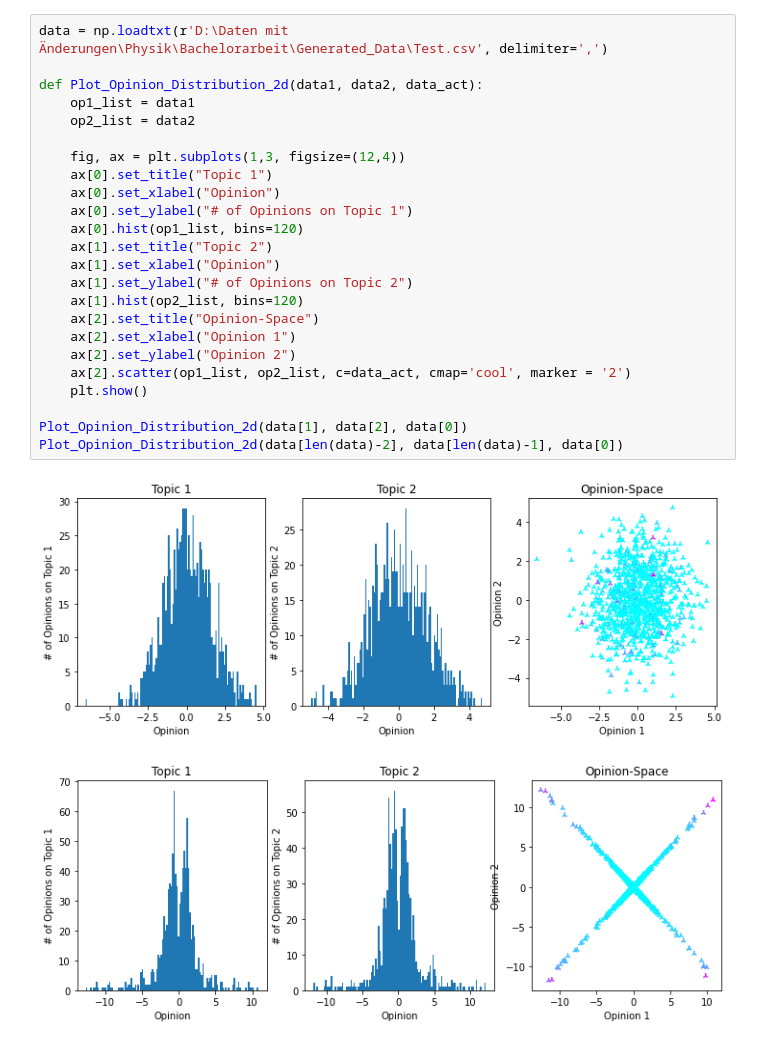
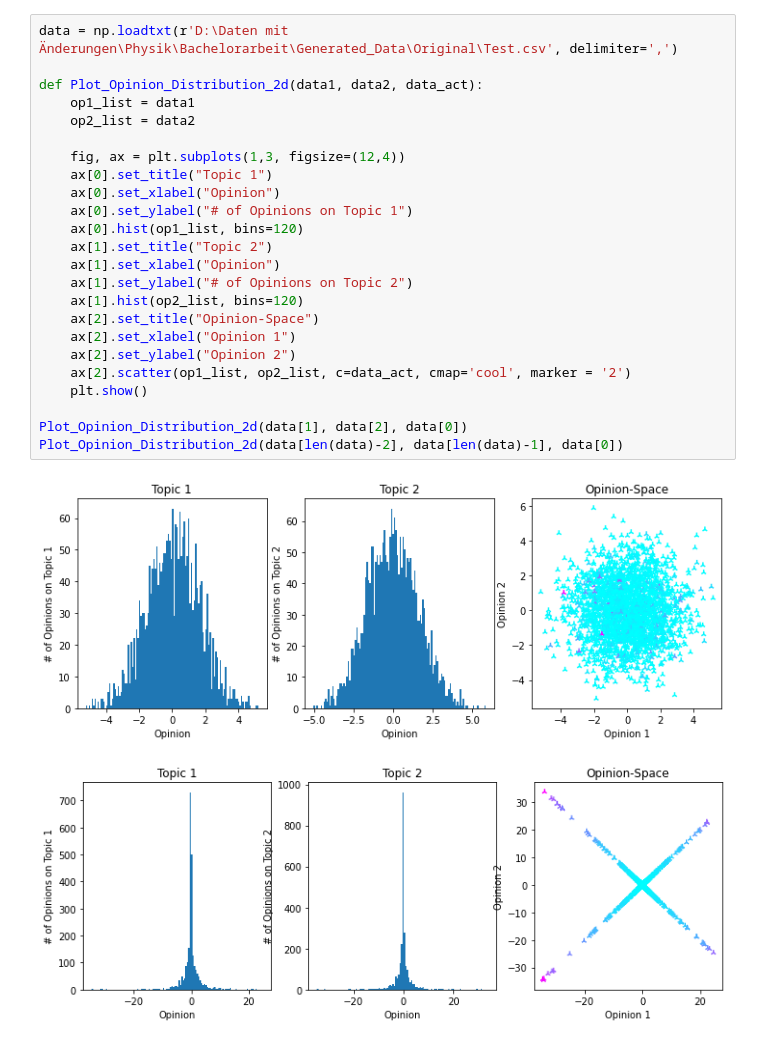
Before and after one commit to RobinDanek/Bachelorproject, a Jupyter notebook: Baumann_Model.ipynb, the cells around one changed output. Drawn from its saved outputs; the diff is of its cells as text.

Commit message:
Implementation of the original model

```diff
--- a/Baumann_Model.ipynb
+++ b/Baumann_Model.ipynb
@@ -228,27 +343,27 @@ Iteration:  999
 # %%
-data = np.loadtxt(r'D:\Daten mit Änderungen\Physik\Bachelorarbeit\Generated_Data\Test.csv', delimiter=',')
+data = np.loadtxt(r'D:\Daten mit Änderungen\Physik\Bachelorarbeit\Generated_Data\Original\Test.csv', delimiter=',')
 
 def Plot_Opinion_Distribution_2d(data1, data2, data_act):
     op1_list = data1
     op2_list = data2
 
     fig, ax = plt.subplots(1,3, figsize=(12,4))
     ax[0].set_title("Topic 1")
     ax[0].set_xlabel("Opinion")
     ax[0].set_ylabel("# of Opinions on Topic 1")
     ax[0].hist(op1_list, bins=120)
     ax[1].set_title("Topic 2")
     ax[1].set_xlabel("Opinion")
     ax[1].set_ylabel("# of Opinions on Topic 2")
     ax[1].hist(op2_list, bins=120)
     ax[2].set_title("Opinion-Space")
     ax[2].set_xlabel("Opinion 1")
     ax[2].set_ylabel("Opinion 2")
     ax[2].scatter(op1_list, op2_list, c=data_act, cmap='cool', marker = '2')
     plt.show()
 
 Plot_Opinion_Distribution_2d(data[1], data[2], data[0])
 Plot_Opinion_Distribution_2d(data[len(data)-2], data[len(data)-1], data[0])
 # %% [output]
-[figure, old version]
+[figure, new version]
-[figure, old version]
+[figure, new version]
```
Also changed, not shown: parts of 5 cells of this notebook.
